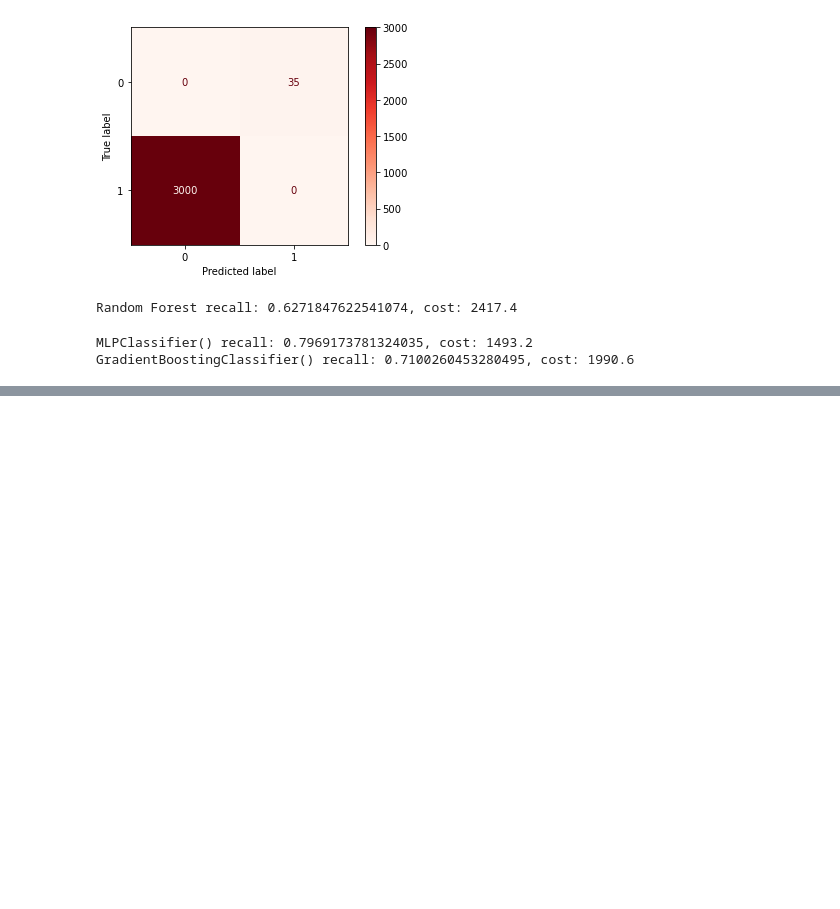
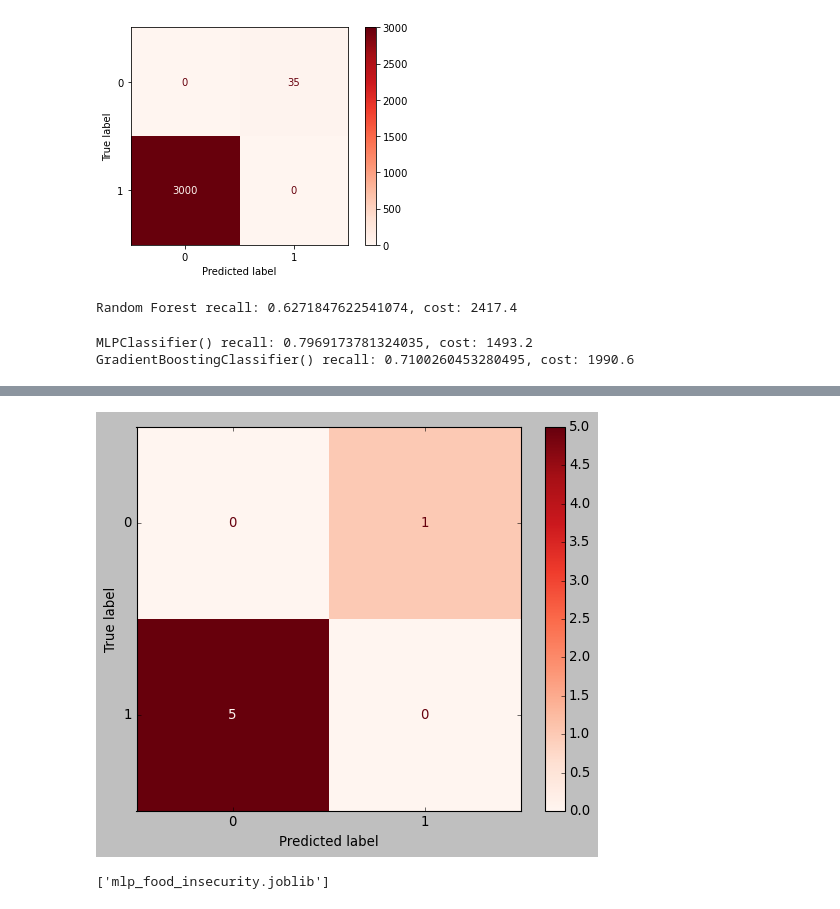
Before and after one commit to WhyVee/food_insecurity, a Jupyter notebook: notebooks/model_nb.ipynb, the cells around one changed output, grey strips where cells are left out. Drawn from its saved outputs; the diff is of its cells as text; code cells hidden in the pictures; blank space fills up the shorter version.

```diff
--- a/notebooks/model_nb.ipynb
+++ b/notebooks/model_nb.ipynb
@@ -209,0 +257,16 @@ for thres in thesholds:
+# %%
+cost_disp = ConfusionMatrixDisplay(confusion_matrix=cost_matrix)
+cost_disp.plot(cmap='Reds')
+plt.savefig('../img/cost_matrix.png');
+# %% [output]
+[figure, added]
+# %%
+from joblib import dump, load
+
+# save model to file to use for later (or other projects)
+dump(mlp_final, 'mlp_food_insecurity.joblib')
+
+# load model
+# clf = load('mlp_food_insecurity.joblib')
+# %% [output]
+['mlp_food_insecurity.joblib']
```
Also changed, not shown: parts of 9 cells of this notebook, 3 other files.
